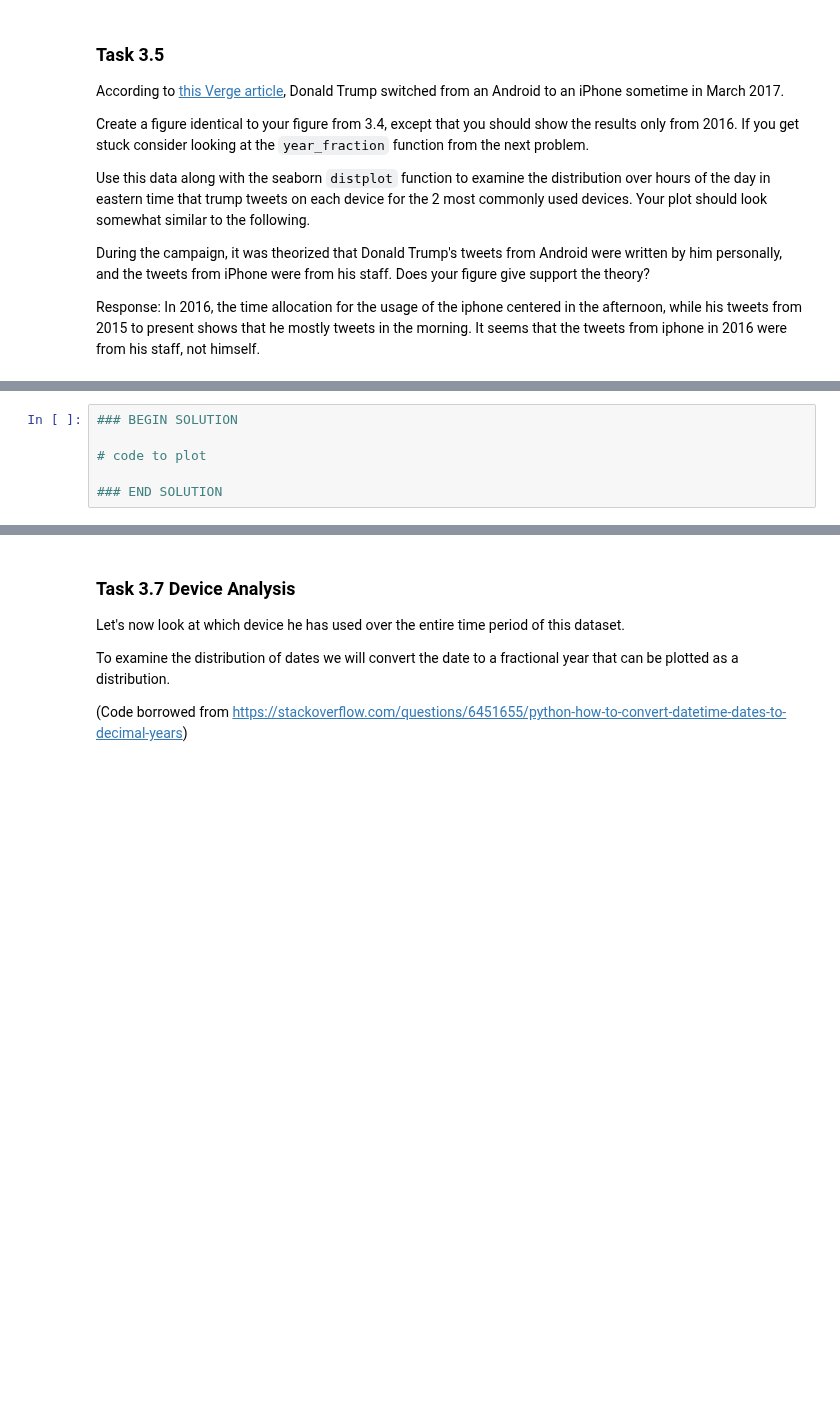
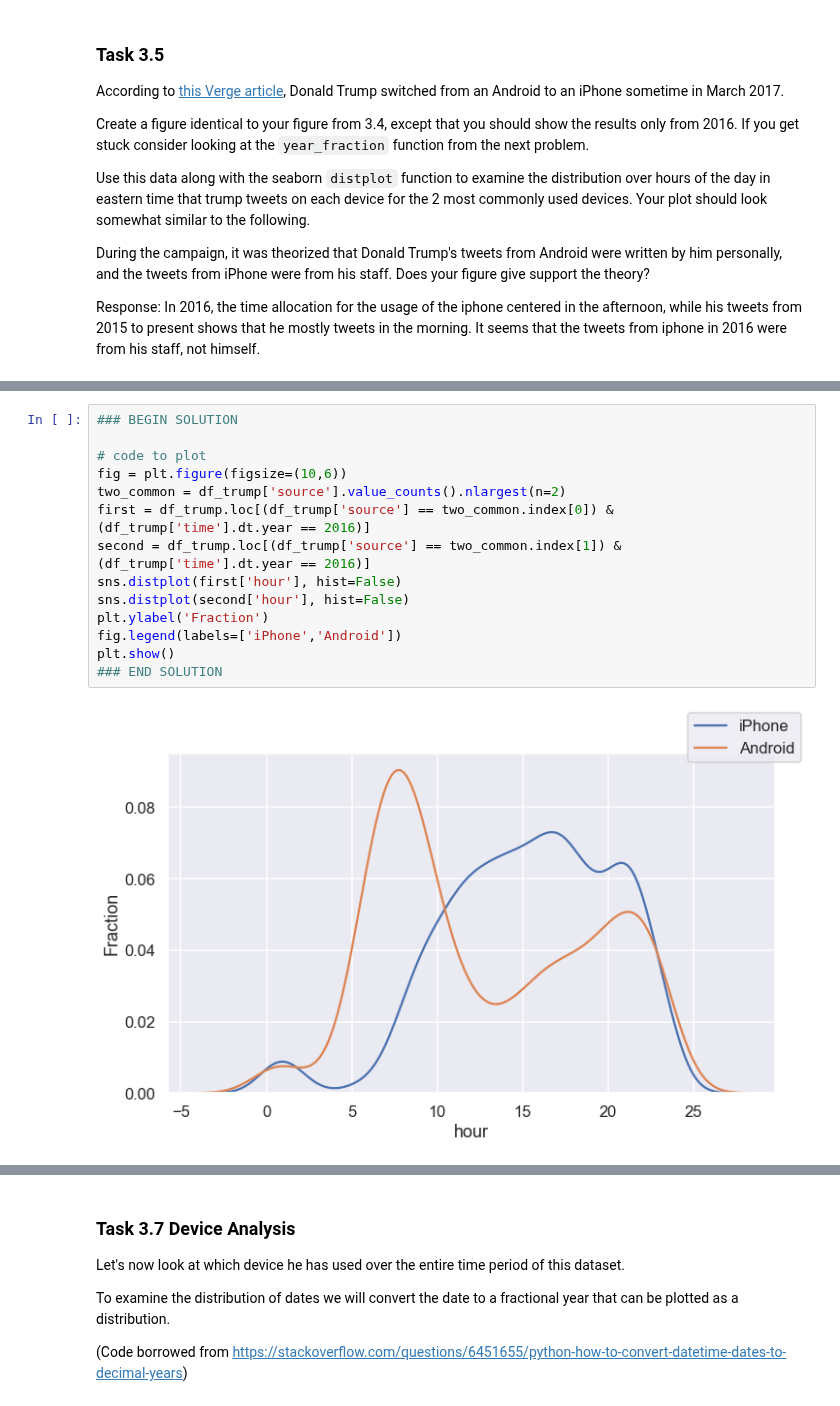
Before and after one commit to aarif-razak/cs439Work, a Jupyter notebook: MidSemProject/MidSemester_Project_F21_V1.ipynb, the cells around one changed output, grey strips where cells are left out. Saved outputs shown, nothing was run; the diff lists cells and outputs as text; blank space fills up the shorter version.

```diff
--- a/MidSemProject/MidSemester_Project_F21_V1.ipynb
+++ b/MidSemProject/MidSemester_Project_F21_V1.ipynb
@@ -541,12 +550,22 @@ During the campaign, it was theorized that Donald Trump's tweets from Android we
 Response: In 2016, the time allocation for the usage of the iphone centered in the afternoon, while his tweets from 2015 to present shows that he mostly tweets in the morning. It seems that the tweets from iphone in 2016 were from his staff, not himself.
 # %% [markdown]
 ![title](images/device_hour2.png)
-# %%
-### BEGIN SOLUTION
-
-# code to plot
-
-### END SOLUTION
+# %%
+### BEGIN SOLUTION
+
+# code to plot
+fig = plt.figure(figsize=(10,6))
+two_common = df_trump['source'].value_counts().nlargest(n=2)
+first = df_trump.loc[(df_trump['source'] == two_common.index[0]) & (df_trump['time'].dt.year == 2016)]
+second = df_trump.loc[(df_trump['source'] == two_common.index[1]) & (df_trump['time'].dt.year == 2016)]
+sns.distplot(first['hour'], hist=False)
+sns.distplot(second['hour'], hist=False)
+plt.ylabel('Fraction')
+fig.legend(labels=['iPhone','Android'])
+plt.show()
+### END SOLUTION
+# %% [output]
+[figure, added]
 # %% [markdown]
 ### Task 3.6
 Edit this cell to answer the following questions.
```
Also changed, not shown: parts of 4 cells of this notebook.
